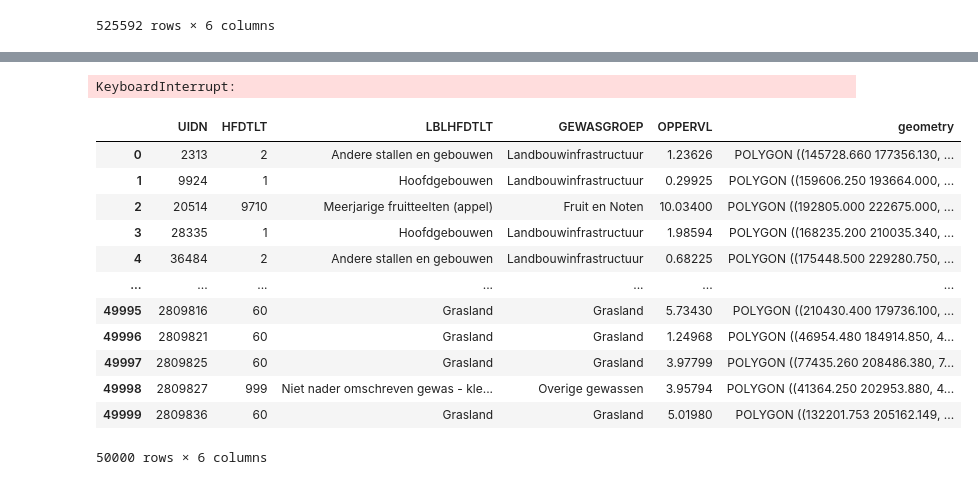
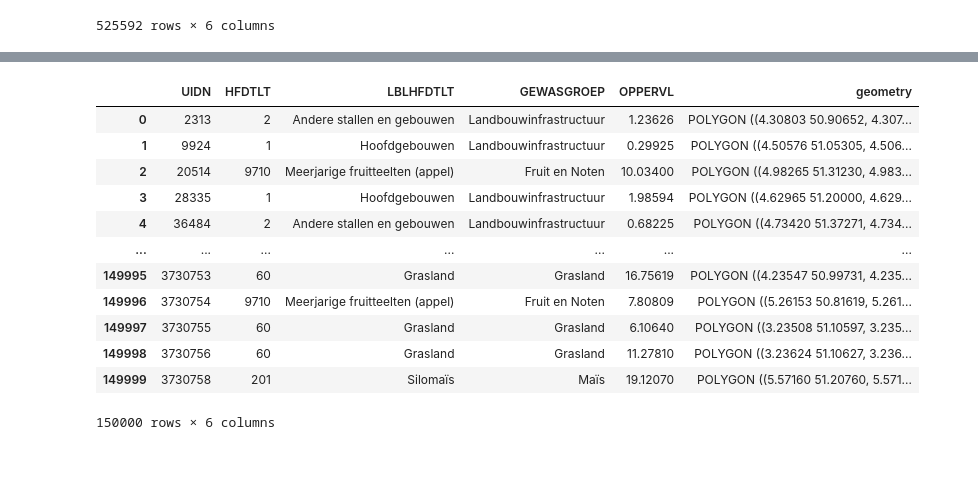
Before and after one commit to Okcase/Projet-stage, a Jupyter notebook: notebooks/flandre.ipynb, the cells around one changed output, grey strips where cells are left out. Saved outputs shown, nothing was run; the diff lists cells and outputs as text; code cells hidden in the pictures.

```diff
--- a/notebooks/flandre.ipynb
+++ b/notebooks/flandre.ipynb
@@ -9,7 +9,7 @@ data_dir = os.path.join(os.path.dirname(cwd), 'data')
 shp_dir = os.path.join(os.path.dirname(os.path.dirname(cwd)), 'Shapefile')
 
 # afficher 300 lignes
-pd.set_option('display.max_rows', 300)
+# pd.set_option('display.max_rows', 300)
 # %%
 # lecture du fichier
 flandre = gpd.read_file(os.path.join(shp_dir, 'flandre/Landbouwgebruikspercelen_LV_2020_GewVLA_Shapefile/Shapefile/Lbgbrprc20.shp'))
@@ -164,27 +171,28 @@ fl
+# %%
+# conversion vers un crs global
+flandre = flandre.to_crs('EPSG:4326')
 # %%
 # export en .geojson
 flandre.to_file(os.path.join(data_dir, f'flandre.geojson'), driver = 'GeoJSON')
-# %% [output]
-KeyboardInterrupt:
 # %%
 # export en .gpkg
 flandre.to_file(os.path.join(data_dir, f'flandre.gpkg'), driver = 'GPKG')
 # %%
-test = flandre.head(50000)
+test = flandre.head(150000)
 test
 # %% [output]
 |  | UIDN | HFDTLT | LBLHFDTLT | GEWASGROEP | OPPERVL | geometry |
-| 0 | 2313 | 2 | Andere stallen en gebouwen | Landbouwinfrastructuur | 1.23626 | POLYGON ((145728.660 177356.130, ... |
-| 1 | 9924 | 1 | Hoofdgebouwen | Landbouwinfrastructuur | 0.29925 | POLYGON ((159606.250 193664.000, ... |
-| 2 | 20514 | 9710 | Meerjarige fruitteelten (appel) | Fruit en Noten | 10.03400 | POLYGON ((192805.000 222675.000, ... |
-| 3 | 28335 | 1 | Hoofdgebouwen | Landbouwinfrastructuur | 1.98594 | POLYGON ((168235.200 210035.340, ... |
-| 4 | 36484 | 2 | Andere stallen en gebouwen | Landbouwinfrastructuur | 0.68225 | POLYGON ((175448.500 229280.750, ... |
+| 0 | 2313 | 2 | Andere stallen en gebouwen | Landbouwinfrastructuur | 1.23626 | POLYGON ((4.30803 50.90652, 4.307... |
+| 1 | 9924 | 1 | Hoofdgebouwen | Landbouwinfrastructuur | 0.29925 | POLYGON ((4.50576 51.05305, 4.506... |
+| 2 | 20514 | 9710 | Meerjarige fruitteelten (appel) | Fruit en Noten | 10.03400 | POLYGON ((4.98265 51.31230, 4.983... |
+| 3 | 28335 | 1 | Hoofdgebouwen | Landbouwinfrastructuur | 1.98594 | POLYGON ((4.62965 51.20000, 4.629... |
+| 4 | 36484 | 2 | Andere stallen en gebouwen | Landbouwinfrastructuur | 0.68225 | POLYGON ((4.73420 51.37271, 4.734... |
 | ... | ... | ... | ... | ... | ... | ... |
-| 49995 | 2809816 | 60 | Grasland | Grasland | 5.73430 | POLYGON ((210430.400 179736.100, ... |
-| 49996 | 2809821 | 60 | Grasland | Grasland | 1.24968 | POLYGON ((46954.480 184914.850, 4... |
-| 49997 | 2809825 | 60 | Grasland | Grasland | 3.97799 | POLYGON ((77435.260 208486.380, 7... |
-| 49998 | 2809827 | 999 | Niet nader omschreven gewas - kle... | Overige gewassen | 3.95794 | POLYGON ((41364.250 202953.880, 4... |
-| 49999 | 2809836 | 60 | Grasland | Grasland | 5.01980 | POLYGON ((132201.753 205162.149, ... |
+| 149995 | 3730753 | 60 | Grasland | Grasland | 16.75619 | POLYGON ((4.23547 50.99731, 4.235... |
+| 149996 | 3730754 | 9710 | Meerjarige fruitteelten (appel) | Fruit en Noten | 7.80809 | POLYGON ((5.26153 50.81619, 5.261... |
+| 149997 | 3730755 | 60 | Grasland | Grasland | 6.10640 | POLYGON ((3.23508 51.10597, 3.235... |
+| 149998 | 3730756 | 60 | Grasland | Grasland | 11.27810 | POLYGON ((3.23624 51.10627, 3.236... |
+| 149999 | 3730758 | 201 | Silomaïs | Maïs | 19.12070 | POLYGON ((5.57160 51.20760, 5.571... |
-50000 rows × 6 columns
+150000 rows × 6 columns
 # %%
 test.to_file(os.path.join(data_dir, f'test.geojson'), driver = 'GeoJSON')
```
Also changed, not shown: parts of 6 cells of this notebook, 3 other files.
